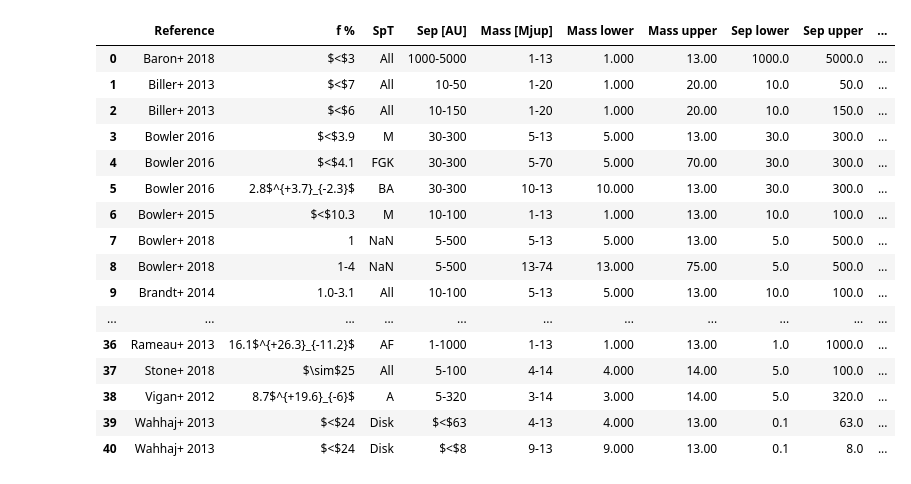
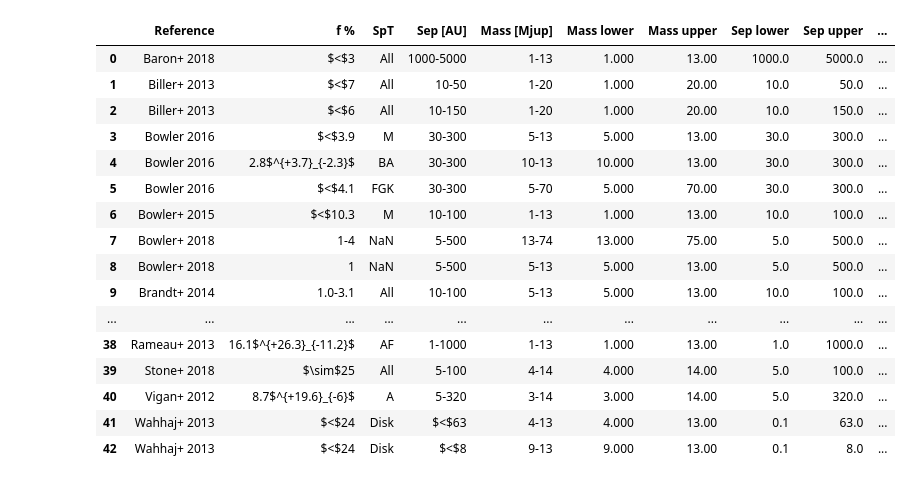
Before and after one commit to logan-pearce/occurrence-rate-plot, a Jupyter notebook: Occurrence rates plot.ipynb, the cells around one changed output. Cells and saved outputs as stored; diff of their text form; code cells hidden in the pictures.

```diff
--- a/Occurrence rates plot.ipynb
+++ b/Occurrence rates plot.ipynb
@@ -125,6 +125,12 @@ data2 = [
     {'Reference':'Poleski+ 2021','Sep [AU]':'5-15', 'Sep upper':15, 'Sep lower':5,
          'Mass [Mjup]':'0.03-3','Mass upper': 0.3, 'Mass lower':0.03,
          'Fraction':150, 'f %':'1.5 ice giants per star', 'Upper Limit':False},
+    {'Reference':'Nielsen+ 2019','Sep [AU]':'10-100', 'Sep upper':100, 'Sep lower':10,
+         'Mass [Mjup]':'5-13','Mass upper': 13, 'Mass lower':5,
+         'Fraction':3.5, 'f %':'3.5$^{+1.9}_{-1.4}$', 'Upper Limit':False},
+    {'Reference':'Nielsen+ 2019','Sep [AU]':'10-100', 'Sep upper':100, 'Sep lower':10,
+         'Mass [Mjup]':'5-80','Mass upper': 80, 'Mass lower':5,
+         'Fraction':0.8, 'f %':'0.8$^{+0.8}_{-0.5}$', 'Upper Limit':False},
 ]
 
 df = df.append(data2)
@@ -133,45 +139,45 @@ df = df.reset_index(drop=True)
 #refs = np.unique(df['Reference'])
 refs = np.argsort(df['Reference'])
 df = df.loc[refs]
 df = df.reset_index(drop=True)
 
 import string
 letters = list(string.ascii_lowercase)
 numbers = [int(f) for f in np.arange(1,30,1)]
 letters = letters + numbers
 df['Reference Letter'] = np.nan
 for i in range(len(df)):
     df['Reference Letter'][i] = letters[i]
 
 df['Reference Letter Without Upper Limits'] = np.nan
 j = 0
 for i in range(len(df)):
     if df['Upper Limit'][i]:
         pass
     else:
         df['Reference Letter Without Upper Limits'][i] = letters[j]
         j += 1
 
 
 df
 # %% [output]
 |  | Reference | f % | SpT | Sep [AU] | Mass [Mjup] | Mass lower | Mass upper | Sep lower | Sep upper | ... |
 | 0 | Baron+ 2018 | $<$3 | All | 1000-5000 | 1-13 | 1.000 | 13.00 | 1000.0 | 5000.0 | ... |
 | 1 | Biller+ 2013 | $<$7 | All | 10-50 | 1-20 | 1.000 | 20.00 | 10.0 | 50.0 | ... |
 | 2 | Biller+ 2013 | $<$6 | All | 10-150 | 1-20 | 1.000 | 20.00 | 10.0 | 150.0 | ... |
 | 3 | Bowler 2016 | $<$3.9 | M | 30-300 | 5-13 | 5.000 | 13.00 | 30.0 | 300.0 | ... |
-| 4 | Bowler 2016 | $<$4.1 | FGK | 30-300 | 5-70 | 5.000 | 70.00 | 30.0 | 300.0 | ... |
-| 5 | Bowler 2016 | 2.8$^{+3.7}_{-2.3}$ | BA | 30-300 | 10-13 | 10.000 | 13.00 | 30.0 | 300.0 | ... |
+| 4 | Bowler 2016 | 2.8$^{+3.7}_{-2.3}$ | BA | 30-300 | 10-13 | 10.000 | 13.00 | 30.0 | 300.0 | ... |
+| 5 | Bowler 2016 | $<$4.1 | FGK | 30-300 | 5-70 | 5.000 | 70.00 | 30.0 | 300.0 | ... |
 | 6 | Bowler+ 2015 | $<$10.3 | M | 10-100 | 1-13 | 1.000 | 13.00 | 10.0 | 100.0 | ... |
-| 7 | Bowler+ 2018 | 1 | NaN | 5-500 | 5-13 | 5.000 | 13.00 | 5.0 | 500.0 | ... |
-| 8 | Bowler+ 2018 | 1-4 | NaN | 5-500 | 13-74 | 13.000 | 75.00 | 5.0 | 500.0 | ... |
+| 7 | Bowler+ 2018 | 1-4 | NaN | 5-500 | 13-74 | 13.000 | 75.00 | 5.0 | 500.0 | ... |
+| 8 | Bowler+ 2018 | 1 | NaN | 5-500 | 5-13 | 5.000 | 13.00 | 5.0 | 500.0 | ... |
 | 9 | Brandt+ 2014 | 1.0-3.1 | All | 10-100 | 5-13 | 5.000 | 13.00 | 10.0 | 100.0 | ... |
 | ... | ... | ... | ... | ... | ... | ... | ... | ... | ... | ... |
-| 36 | Rameau+ 2013 | 16.1$^{+26.3}_{-11.2}$ | AF | 1-1000 | 1-13 | 1.000 | 13.00 | 1.0 | 1000.0 | ... |
-| 37 | Stone+ 2018 | $\sim$25 | All | 5-100 | 4-14 | 4.000 | 14.00 | 5.0 | 100.0 | ... |
-| 38 | Vigan+ 2012 | 8.7$^{+19.6}_{-6}$ | A | 5-320 | 3-14 | 3.000 | 14.00 | 5.0 | 320.0 | ... |
-| 39 | Wahhaj+ 2013 | $<$24 | Disk | $<$63 | 4-13 | 4.000 | 13.00 | 0.1 | 63.0 | ... |
-| 40 | Wahhaj+ 2013 | $<$24 | Disk | $<$8 | 9-13 | 9.000 | 13.00 | 0.1 | 8.0 | ... |
+| 38 | Rameau+ 2013 | 16.1$^{+26.3}_{-11.2}$ | AF | 1-1000 | 1-13 | 1.000 | 13.00 | 1.0 | 1000.0 | ... |
+| 39 | Stone+ 2018 | $\sim$25 | All | 5-100 | 4-14 | 4.000 | 14.00 | 5.0 | 100.0 | ... |
+| 40 | Vigan+ 2012 | 8.7$^{+19.6}_{-6}$ | A | 5-320 | 3-14 | 3.000 | 14.00 | 5.0 | 320.0 | ... |
+| 41 | Wahhaj+ 2013 | $<$24 | Disk | $<$63 | 4-13 | 4.000 | 13.00 | 0.1 | 63.0 | ... |
+| 42 | Wahhaj+ 2013 | $<$24 | Disk | $<$8 | 9-13 | 9.000 | 13.00 | 0.1 | 8.0 | ... |
 # %%
 from astroquery.ipac.nexsci.nasa_exoplanet_archive import NasaExoplanetArchive
 # %%
```
Also changed, not shown: parts of 1 cell of this notebook, 2 other files.
